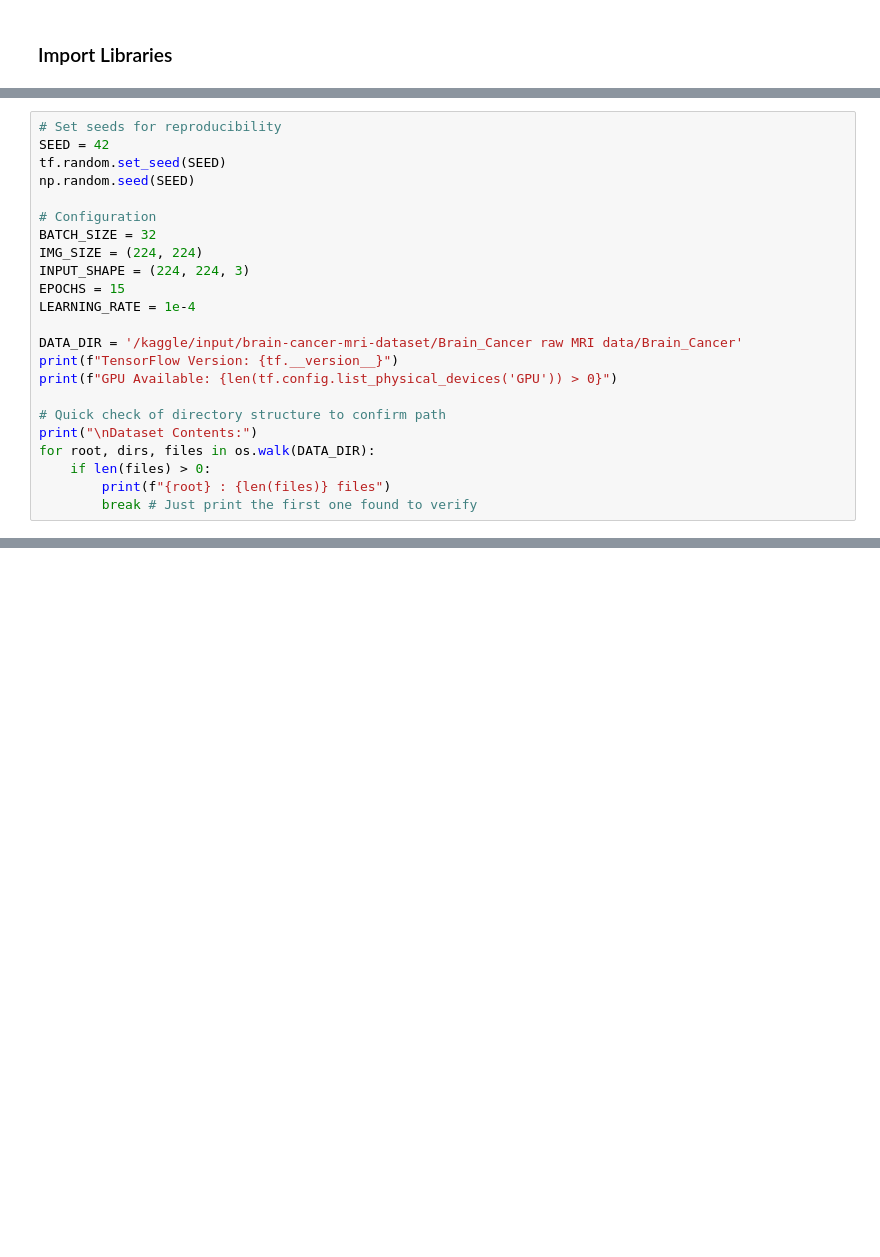
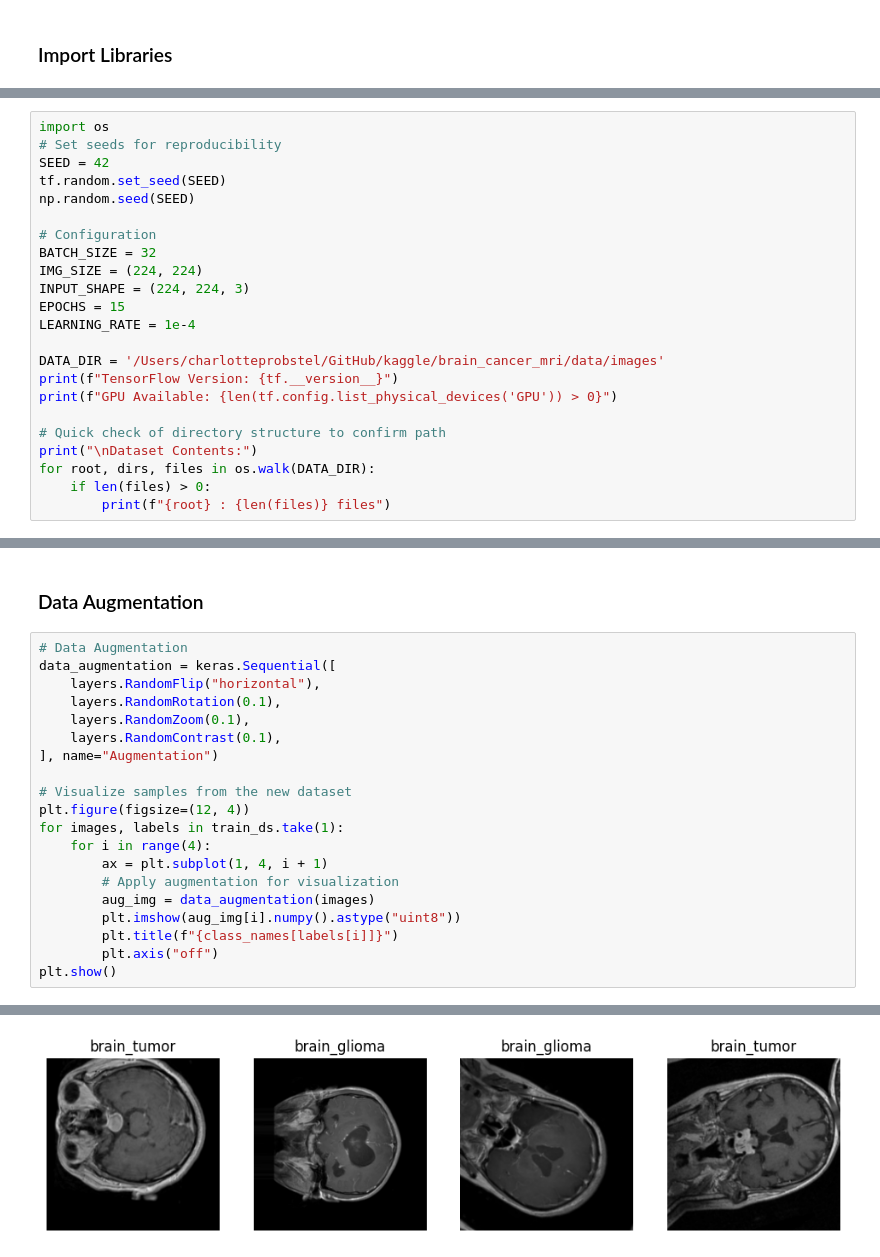
Before and after one commit to charlotteprobstel/kaggle, a Jupyter notebook: brain_cancer_mri/main.ipynb, the cells around one changed output, grey strips where cells are left out. Saved outputs shown, nothing was run; the diff lists cells and outputs as text; blank space fills up the shorter version.

```diff
--- a/brain_cancer_mri/main.ipynb
+++ b/brain_cancer_mri/main.ipynb
@@ -20,4 +23,5 @@ AttributeError: module 'numpy' has no attribute '_no_nep50_warning'
 # %%
+import os
 # Set seeds for reproducibility
 SEED = 42
 tf.random.set_seed(SEED)
@@ -30,7 +34,7 @@ INPUT_SHAPE = (224, 224, 3)
 EPOCHS = 15
 LEARNING_RATE = 1e-4
 
-DATA_DIR = '/kaggle/input/brain-cancer-mri-dataset/Brain_Cancer raw MRI data/Brain_Cancer'
+DATA_DIR = '/Users/charlotteprobstel/GitHub/kaggle/brain_cancer_mri/data/images'
 print(f"TensorFlow Version: {tf.__version__}")
 print(f"GPU Available: {len(tf.config.list_physical_devices('GPU')) > 0}")
 
@@ -39,5 +43,4 @@ print("\nDataset Contents:")
 for root, dirs, files in os.walk(DATA_DIR):
     if len(files) > 0:
         print(f"{root} : {len(files)} files")
-        break # Just print the first one found to verify
 # %% [output]
@@ -68,0 +102,23 @@ FileNotFoundError: [Errno 2] No such file or directory: 'brain_cancer_mri'
+# %% [markdown]
+### Data Augmentation
+# %%
+# Data Augmentation
+data_augmentation = keras.Sequential([
+    layers.RandomFlip("horizontal"),
+    layers.RandomRotation(0.1),
+    layers.RandomZoom(0.1),
+    layers.RandomContrast(0.1),
+], name="Augmentation")
+
+# Visualize samples from the new dataset
+plt.figure(figsize=(12, 4))
+for images, labels in train_ds.take(1):
+    for i in range(4):
+        ax = plt.subplot(1, 4, i + 1)
+        # Apply augmentation for visualization
+        aug_img = data_augmentation(images)
+        plt.imshow(aug_img[i].numpy().astype("uint8"))
+        plt.title(f"{class_names[labels[i]]}")
+        plt.axis("off")
+plt.show()
+# %% [output]
@@ -68,0 +126 @@ FileNotFoundError: [Errno 2] No such file or directory: 'brain_cancer_mri'
+[figure, added]
```
Also changed, not shown: parts of 17 cells of this notebook.
